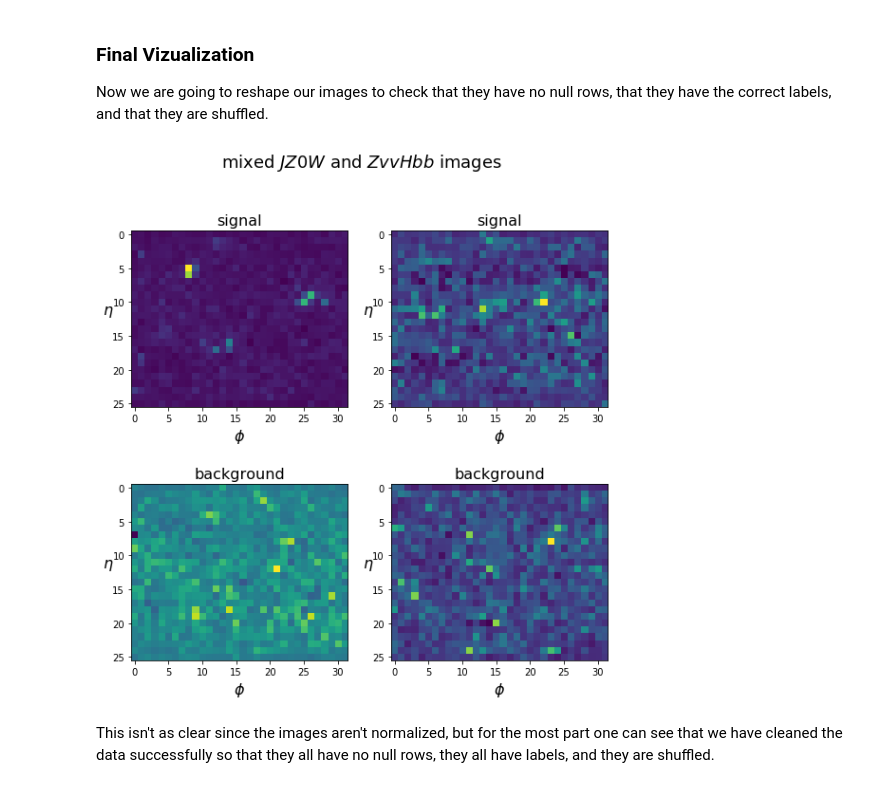
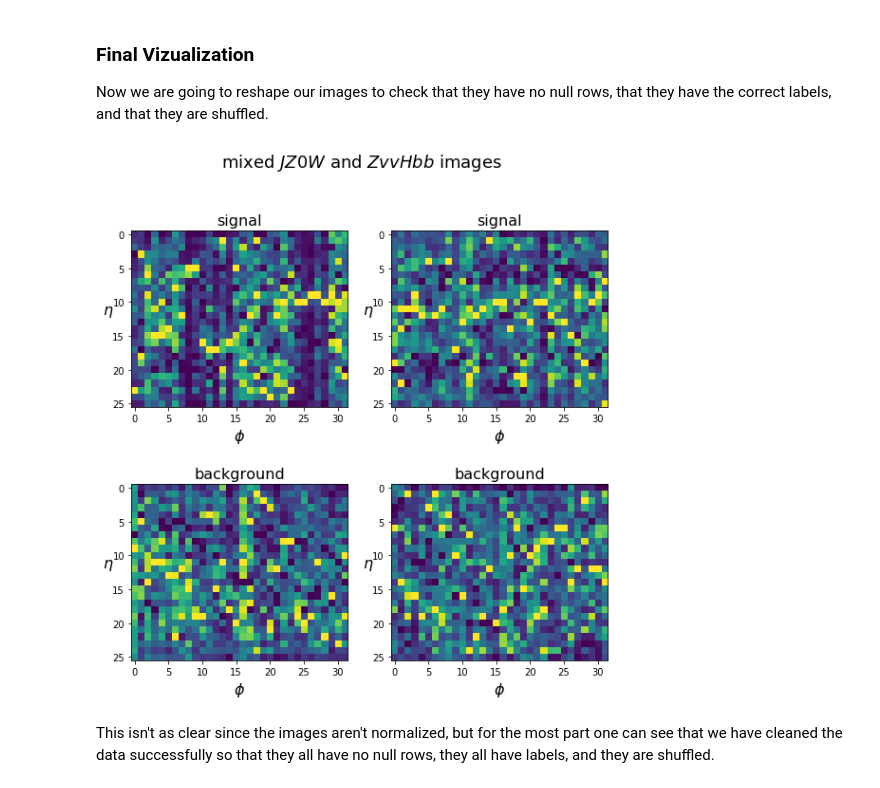
Before and after one commit to bwwarren/SignalBackgroundTraining, a Jupyter notebook: Training/Visualization.ipynb, the cells around one changed output. Saved outputs shown, nothing was run; the diff lists cells and outputs as text; code cells hidden in the pictures.

Commit message:
Added normalization to data

```diff
--- a/Training/Visualization.ipynb
+++ b/Training/Visualization.ipynb
@@ -312,37 +241,44 @@ images_reshaped = images[:].reshape(-1, 26, 32)
 def signal_or_background(label):
     """
         Tells us if the image is signal or background for plotting
     """
     if label == 0.0:
         return "background"
     else:
         return "signal"
 
 
 f, axarr = plt.subplots(nrows=2, ncols=2, figsize=(9, 9))
 f.suptitle("mixed $JZ0W$ and $ZvvHbb$ images", fontsize = 18)
 axarr[0,0].set_ylabel("$\eta$ ", fontsize=16).set_rotation(0)
 axarr[0,1].set_ylabel("$\eta$ ", fontsize=16).set_rotation(0)
 axarr[1,0].set_ylabel("$\eta$ ", fontsize=16).set_rotation(0)
 axarr[1,1].set_ylabel("$\eta$ ", fontsize=16).set_rotation(0)
 
 axarr[0,0].set_xlabel("$\phi$", fontsize=16)
 axarr[0,1].set_xlabel("$\phi$", fontsize=16)
 axarr[1,0].set_xlabel("$\phi$", fontsize=16)
 axarr[1,1].set_xlabel("$\phi$", fontsize=16)
 
 axarr[0,0].set_title("{}".format(signal_or_background(labels[0])), fontsize=16)
 axarr[0,1].set_title("{}".format(signal_or_background(labels[1])), fontsize=16)
 axarr[1,0].set_title("{}".format(signal_or_background(labels[2])), fontsize=16)
 axarr[1,1].set_title("{}".format(signal_or_background(labels[3])), fontsize=16)
 
-axarr[0,0].imshow(images_reshaped[0])
-axarr[0,1].imshow(images_reshaped[1])
-axarr[1,0].imshow(images_reshaped[2])
-axarr[1,1].imshow(images_reshaped[3])
+#Normalization
+min_max_scaler = preprocessing.MinMaxScaler()
+Test_1_minmax = min_max_scaler.fit_transform(images_reshaped[0])
+Test_2_minmax = min_max_scaler.fit_transform(images_reshaped[1])
+Test_3_minmax = min_max_scaler.fit_transform(images_reshaped[2])
+Test_4_minmax = min_max_scaler.fit_transform(images_reshaped[3])
+
+axarr[0,0].imshow(Test_1_minmax)
+axarr[0,1].imshow(Test_2_minmax)
+axarr[1,0].imshow(Test_3_minmax)
+axarr[1,1].imshow(Test_4_minmax)
 
 plt.show()
 # %% [output]
-[figure, old version]
+[figure, new version]
 # %% [markdown]
 This isn't as clear since the images aren't normalized, but for the most part one can see that we have cleaned the data successfully so that they all have no null rows, they all have labels, and they are shuffled.
```
Also changed, not shown: parts of 3 cells of this notebook, 3 other files.
